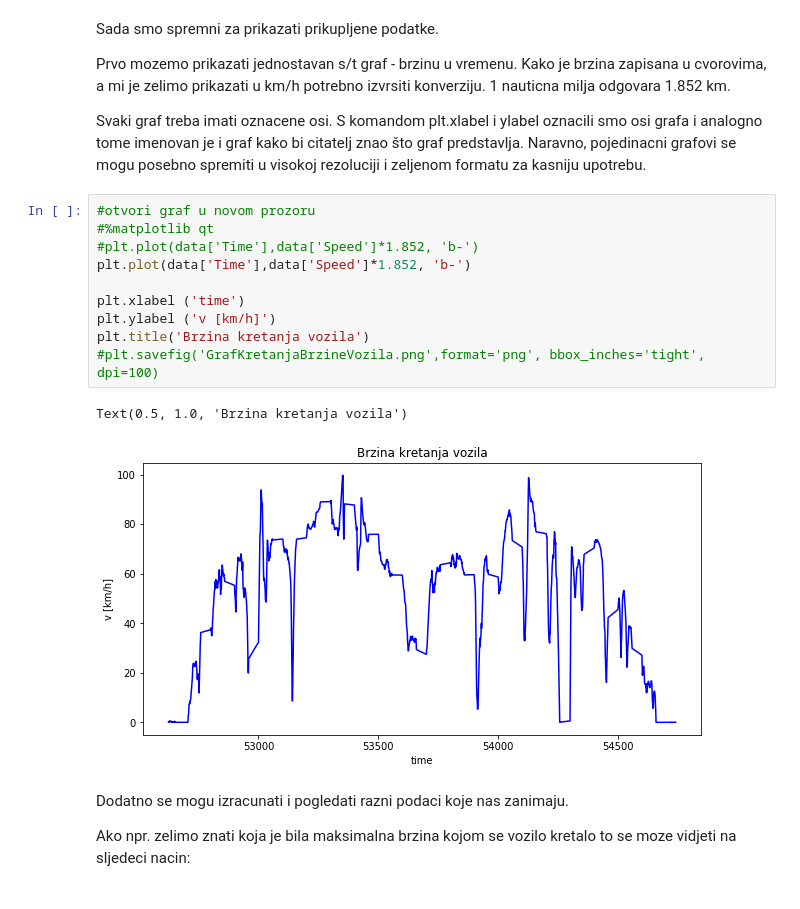
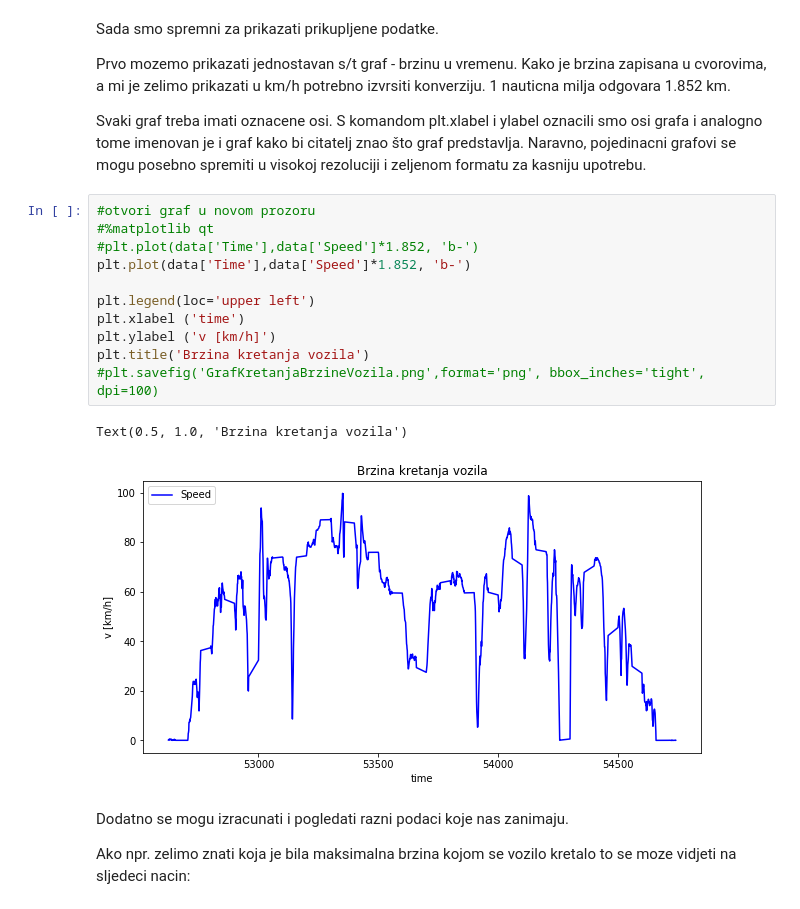
Before and after one commit to KristijanCetina/BachelorThesis, a Jupyter notebook: dataAnalysis/AnalizaKretanjaVozila.ipynb, the cells around one changed output. Cells and saved outputs as stored; diff of their text form.

```diff
--- a/dataAnalysis/AnalizaKretanjaVozila.ipynb
+++ b/dataAnalysis/AnalizaKretanjaVozila.ipynb
@@ -32,16 +32,17 @@ Naravno, pojedinacni grafovi se mogu posebno spremiti u visokoj rezoluciji i zel
 # %%
 #otvori graf u novom prozoru
 #%matplotlib qt
 #plt.plot(data['Time'],data['Speed']*1.852, 'b-')
 plt.plot(data['Time'],data['Speed']*1.852, 'b-')
 
+plt.legend(loc='upper left')
 plt.xlabel ('time')
 plt.ylabel ('v [km/h]')
 plt.title('Brzina kretanja vozila')
 #plt.savefig('GrafKretanjaBrzineVozila.png',format='png', bbox_inches='tight', dpi=100)
 # %% [output]
 Text(0.5, 1.0, 'Brzina kretanja vozila')
-[figure, old version]
+[figure, new version]
 # %% [markdown]
 Dodatno se mogu izracunati i pogledati razni podaci koje nas zanimaju.
 
```
Also changed, not shown: parts of 2 cells of this notebook, 1 other file.
